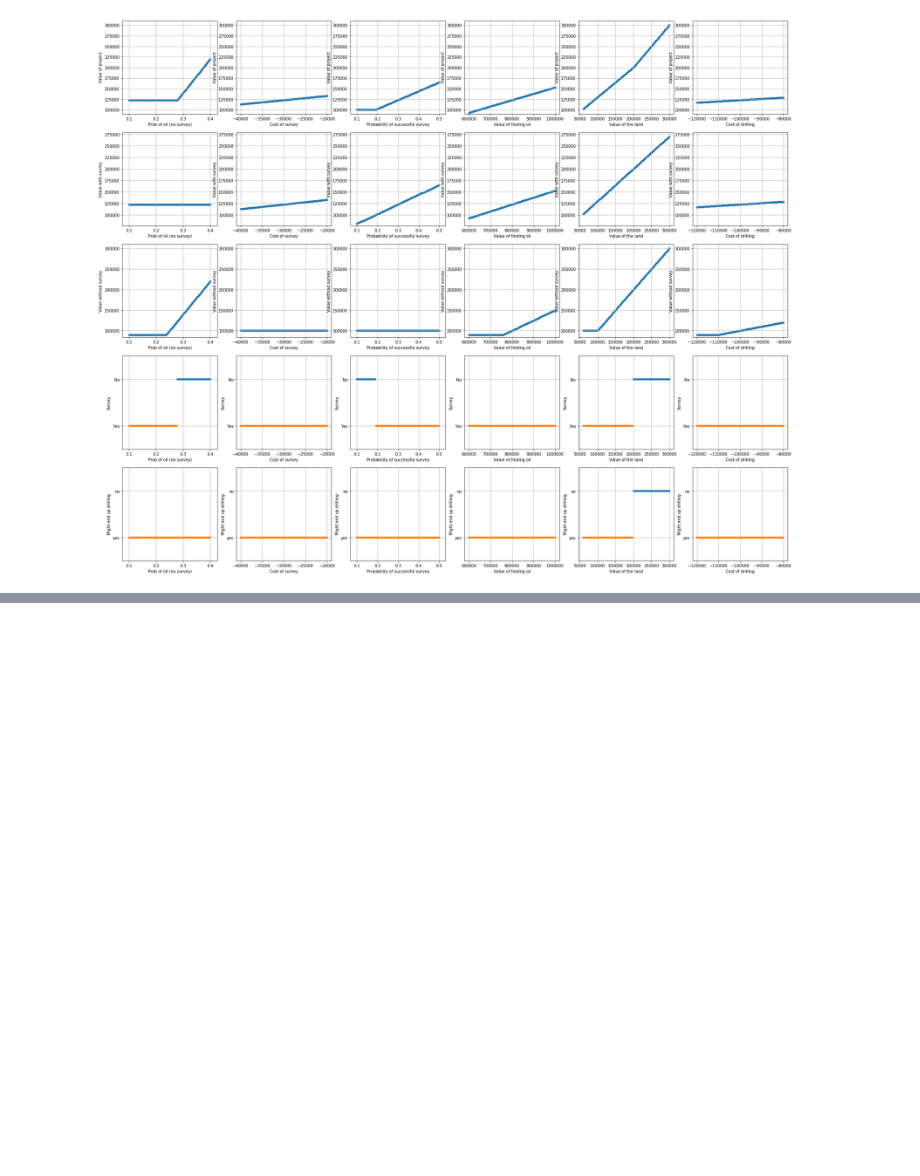
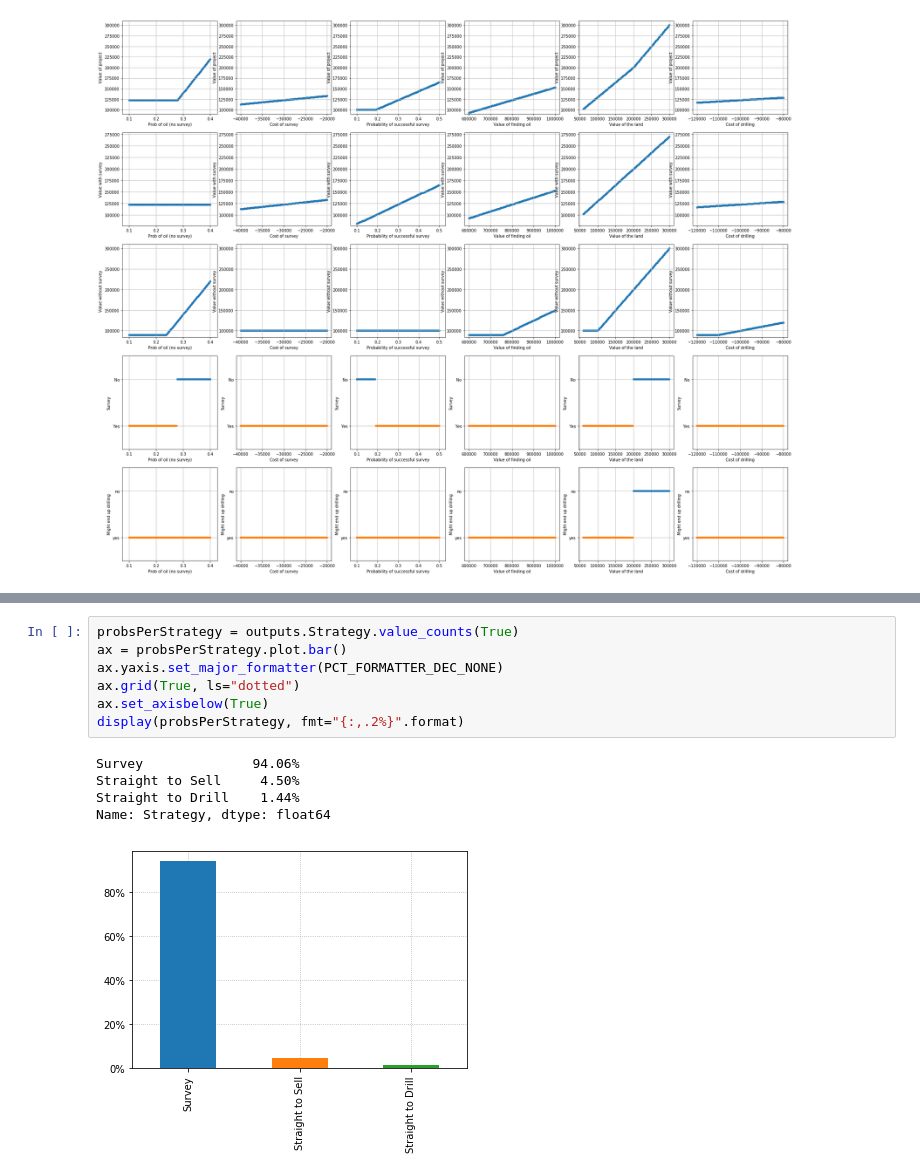
Before and after one commit to francoistrahan/pynes, a Jupyter notebook: pyne/Drill Example.ipynb, the cells around one changed output, grey strips where cells are left out. Cells and saved outputs as stored; diff of their text form; blank space fills up the shorter version.

```diff
--- a/pyne/Drill Example.ipynb
+++ b/pyne/Drill Example.ipynb
@@ -520,0 +676,13 @@ dummy=sa.getIndivisualResponseGraphs()
+# %%
+probsPerStrategy = outputs.Strategy.value_counts(True)
+ax = probsPerStrategy.plot.bar()
+ax.yaxis.set_major_formatter(PCT_FORMATTER_DEC_NONE)
+ax.grid(True, ls="dotted")
+ax.set_axisbelow(True)
+display(probsPerStrategy, fmt="{:,.2%}".format)
+# %% [output]
+Survey              94.06%
+Straight to Sell     4.50%
+Straight to Drill    1.44%
+Name: Strategy, dtype: float64
+[figure, added]
```
Also changed, not shown: parts of 19 cells of this notebook, 7 other files.
